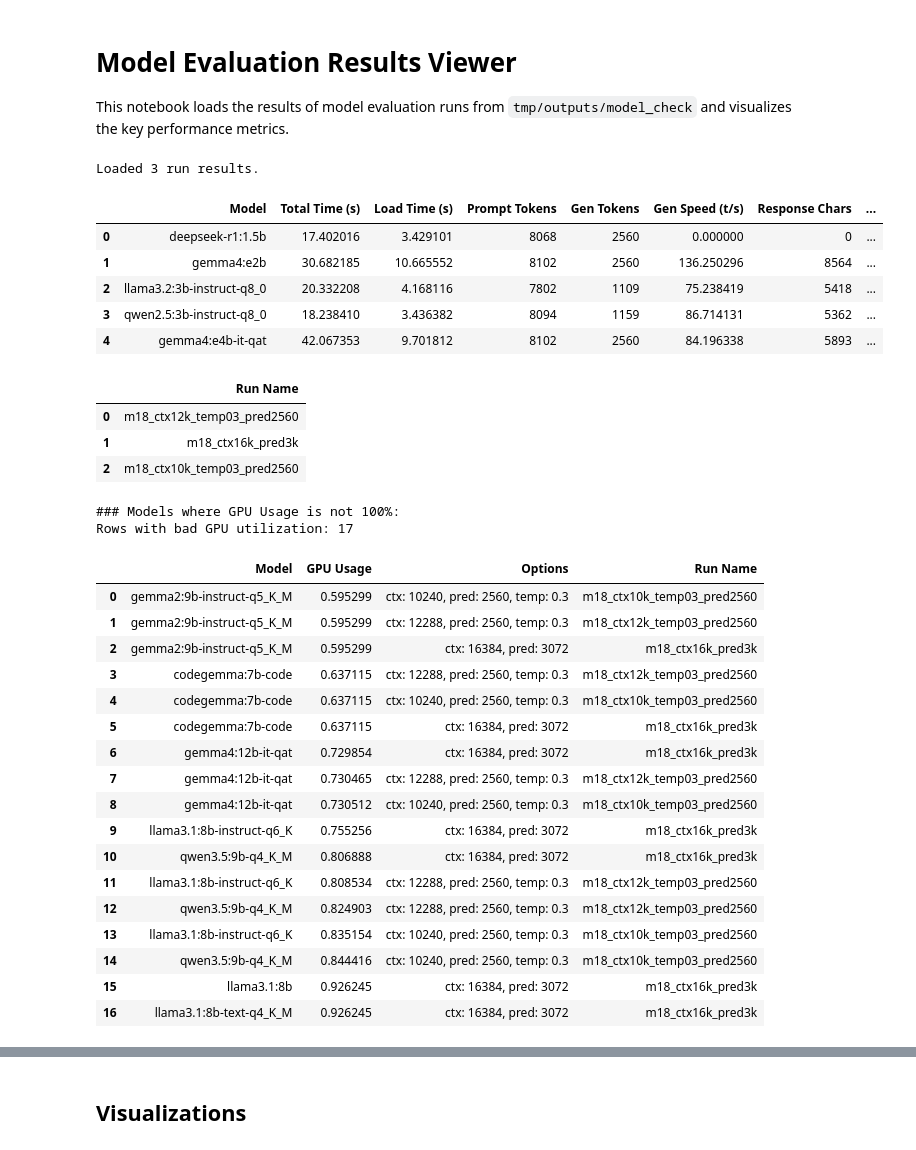
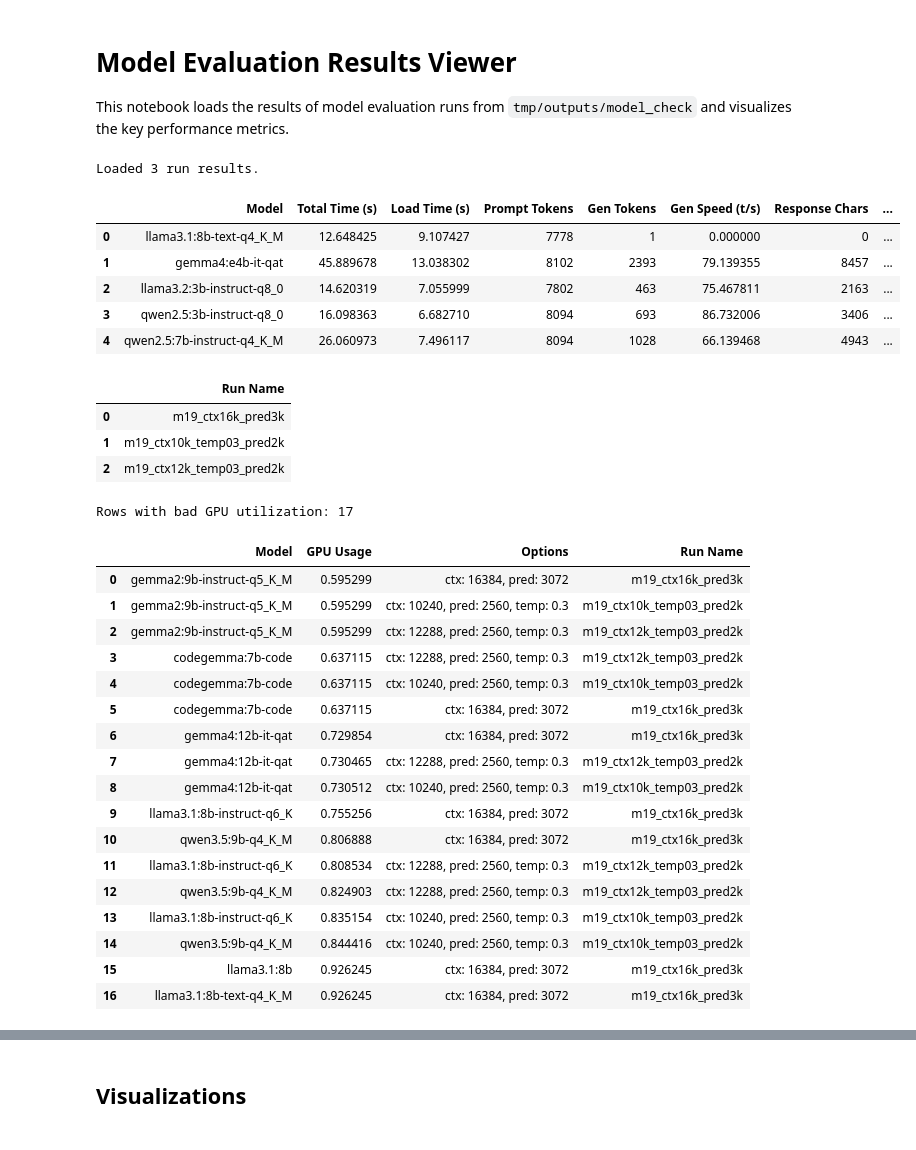
Before and after one commit to kirillstrelkov/job-hunt, a Jupyter notebook: tools/py/tailor_cv_eval/tools/model_check/view_results.ipynb, the cells around one changed output, grey strips where cells are left out. Cells and saved outputs as stored; diff of their text form; code cells hidden in the pictures.

```diff
--- a/tools/py/tailor_cv_eval/tools/model_check/view_results.ipynb
+++ b/tools/py/tailor_cv_eval/tools/model_check/view_results.ipynb
@@ -15,52 +15,52 @@ plt.rcParams["figure.figsize"] = (12, 6)
 # %%
 import sys
 from pathlib import Path  # noqa: F811
 
 # Resolve root directory path
 current_dir = Path.cwd()
 if current_dir.name == "model_check":
     root_dir = current_dir.parents[1]
 else:
     root_dir = current_dir
 
 if str(root_dir) not in sys.path:
     sys.path.append(str(root_dir))
 
 from tools.model_check.run_all_models import RESULTS_DIR  # noqa: E402
 
 csv_files = list(RESULTS_DIR.glob("model_comparison_*.csv"))
 
 dfs = []
 for csv_file in csv_files:
     # Extract run name from model_comparison_{run_name}.csv
     run_name = csv_file.stem.replace("model_comparison_", "")
     df_run = pd.read_csv(csv_file)
     df_run["Run Name"] = run_name
     dfs.append(df_run)
 
-if dfs:
-    df_all = pd.concat(dfs, ignore_index=True)
-    print(f"Loaded {len(dfs)} run results.")
-    display(df_all.head())
-else:
-    print(f"No CSV results found under {RESULTS_DIR}")
+df_all = pd.concat(dfs, ignore_index=True)
+
+# Define consistent color palette for models dynamically supporting any number of models
+unique_models = sorted(df_all["Model"].unique())
+
+print(f"Loaded {len(dfs)} run results.")
+display(df_all.head())
 # %% [output]
 Loaded 3 run results.
 |  | Model | Total Time (s) | Load Time (s) | Prompt Tokens | Gen Tokens | Gen Speed (t/s) | Response Chars | ... |
-| 0 | deepseek-r1:1.5b | 17.402016 | 3.429101 | 8068 | 2560 | 0.000000 | 0 | ... |
-| 1 | gemma4:e2b | 30.682185 | 10.665552 | 8102 | 2560 | 136.250296 | 8564 | ... |
-| 2 | llama3.2:3b-instruct-q8_0 | 20.332208 | 4.168116 | 7802 | 1109 | 75.238419 | 5418 | ... |
-| 3 | qwen2.5:3b-instruct-q8_0 | 18.238410 | 3.436382 | 8094 | 1159 | 86.714131 | 5362 | ... |
-| 4 | gemma4:e4b-it-qat | 42.067353 | 9.701812 | 8102 | 2560 | 84.196338 | 5893 | ... |
+| 0 | llama3.1:8b-text-q4_K_M | 12.648425 | 9.107427 | 7778 | 1 | 0.000000 | 0 | ... |
+| 1 | gemma4:e4b-it-qat | 45.889678 | 13.038302 | 8102 | 2393 | 79.139355 | 8457 | ... |
+| 2 | llama3.2:3b-instruct-q8_0 | 14.620319 | 7.055999 | 7802 | 463 | 75.467811 | 2163 | ... |
+| 3 | qwen2.5:3b-instruct-q8_0 | 16.098363 | 6.682710 | 8094 | 693 | 86.732006 | 3406 | ... |
+| 4 | qwen2.5:7b-instruct-q4_K_M | 26.060973 | 7.496117 | 8094 | 1028 | 66.139468 | 4943 | ... |
 # %%
 pd.DataFrame(df_all["Run Name"].unique(), columns=["Run Name"])
 # %% [output]
 |  | Run Name |
-| 0 | m18_ctx12k_temp03_pred2560 |
-| 1 | m18_ctx16k_pred3k |
-| 2 | m18_ctx10k_temp03_pred2560 |
+| 0 | m19_ctx16k_pred3k |
+| 1 | m19_ctx10k_temp03_pred2k |
+| 2 | m19_ctx12k_temp03_pred2k |
 # %%
-print("### Models where GPU Usage is not 100%:")
 non_100_gpu = df_all[df_all["GPU Usage"] != 1.0].sort_values(["GPU Usage"]).reset_index(drop=True)
 if not non_100_gpu.empty:
     print(f"Rows with bad GPU utilization: {non_100_gpu.shape[0]}")
@@ -68,26 +68,25 @@ if not non_100_gpu.empty:
 else:
     print("All models ran at 100% GPU Usage.")
 # %% [output]
-### Models where GPU Usage is not 100%:
 Rows with bad GPU utilization: 17
 |  | Model | GPU Usage | Options | Run Name |
-| 0 | gemma2:9b-instruct-q5_K_M | 0.595299 | ctx: 10240, pred: 2560, temp: 0.3 | m18_ctx10k_temp03_pred2560 |
-| 1 | gemma2:9b-instruct-q5_K_M | 0.595299 | ctx: 12288, pred: 2560, temp: 0.3 | m18_ctx12k_temp03_pred2560 |
-| 2 | gemma2:9b-instruct-q5_K_M | 0.595299 | ctx: 16384, pred: 3072 | m18_ctx16k_pred3k |
-| 3 | codegemma:7b-code | 0.637115 | ctx: 12288, pred: 2560, temp: 0.3 | m18_ctx12k_temp03_pred2560 |
-| 4 | codegemma:7b-code | 0.637115 | ctx: 10240, pred: 2560, temp: 0.3 | m18_ctx10k_temp03_pred2560 |
-| 5 | codegemma:7b-code | 0.637115 | ctx: 16384, pred: 3072 | m18_ctx16k_pred3k |
-| 6 | gemma4:12b-it-qat | 0.729854 | ctx: 16384, pred: 3072 | m18_ctx16k_pred3k |
-| 7 | gemma4:12b-it-qat | 0.730465 | ctx: 12288, pred: 2560, temp: 0.3 | m18_ctx12k_temp03_pred2560 |
-| 8 | gemma4:12b-it-qat | 0.730512 | ctx: 10240, pred: 2560, temp: 0.3 | m18_ctx10k_temp03_pred2560 |
-| 9 | llama3.1:8b-instruct-q6_K | 0.755256 | ctx: 16384, pred: 3072 | m18_ctx16k_pred3k |
-| 10 | qwen3.5:9b-q4_K_M | 0.806888 | ctx: 16384, pred: 3072 | m18_ctx16k_pred3k |
-| 11 | llama3.1:8b-instruct-q6_K | 0.808534 | ctx: 12288, pred: 2560, temp: 0.3 | m18_ctx12k_temp03_pred2560 |
-| 12 | qwen3.5:9b-q4_K_M | 0.824903 | ctx: 12288, pred: 2560, temp: 0.3 | m18_ctx12k_temp03_pred2560 |
-| 13 | llama3.1:8b-instruct-q6_K | 0.835154 | ctx: 10240, pred: 2560, temp: 0.3 | m18_ctx10k_temp03_pred2560 |
-| 14 | qwen3.5:9b-q4_K_M | 0.844416 | ctx: 10240, pred: 2560, temp: 0.3 | m18_ctx10k_temp03_pred2560 |
-| 15 | llama3.1:8b | 0.926245 | ctx: 16384, pred: 3072 | m18_ctx16k_pred3k |
-| 16 | llama3.1:8b-text-q4_K_M | 0.926245 | ctx: 16384, pred: 3072 | m18_ctx16k_pred3k |
+| 0 | gemma2:9b-instruct-q5_K_M | 0.595299 | ctx: 16384, pred: 3072 | m19_ctx16k_pred3k |
+| 1 | gemma2:9b-instruct-q5_K_M | 0.595299 | ctx: 10240, pred: 2560, temp: 0.3 | m19_ctx10k_temp03_pred2k |
+| 2 | gemma2:9b-instruct-q5_K_M | 0.595299 | ctx: 12288, pred: 2560, temp: 0.3 | m19_ctx12k_temp03_pred2k |
+| 3 | codegemma:7b-code | 0.637115 | ctx: 12288, pred: 2560, temp: 0.3 | m19_ctx12k_temp03_pred2k |
+| 4 | codegemma:7b-code | 0.637115 | ctx: 10240, pred: 2560, temp: 0.3 | m19_ctx10k_temp03_pred2k |
+| 5 | codegemma:7b-code | 0.637115 | ctx: 16384, pred: 3072 | m19_ctx16k_pred3k |
+| 6 | gemma4:12b-it-qat | 0.729854 | ctx: 16384, pred: 3072 | m19_ctx16k_pred3k |
+| 7 | gemma4:12b-it-qat | 0.730465 | ctx: 12288, pred: 2560, temp: 0.3 | m19_ctx12k_temp03_pred2k |
+| 8 | gemma4:12b-it-qat | 0.730512 | ctx: 10240, pred: 2560, temp: 0.3 | m19_ctx10k_temp03_pred2k |
+| 9 | llama3.1:8b-instruct-q6_K | 0.755256 | ctx: 16384, pred: 3072 | m19_ctx16k_pred3k |
+| 10 | qwen3.5:9b-q4_K_M | 0.806888 | ctx: 16384, pred: 3072 | m19_ctx16k_pred3k |
+| 11 | llama3.1:8b-instruct-q6_K | 0.808534 | ctx: 12288, pred: 2560, temp: 0.3 | m19_ctx12k_temp03_pred2k |
+| 12 | qwen3.5:9b-q4_K_M | 0.824903 | ctx: 12288, pred: 2560, temp: 0.3 | m19_ctx12k_temp03_pred2k |
+| 13 | llama3.1:8b-instruct-q6_K | 0.835154 | ctx: 10240, pred: 2560, temp: 0.3 | m19_ctx10k_temp03_pred2k |
+| 14 | qwen3.5:9b-q4_K_M | 0.844416 | ctx: 10240, pred: 2560, temp: 0.3 | m19_ctx10k_temp03_pred2k |
+| 15 | llama3.1:8b | 0.926245 | ctx: 16384, pred: 3072 | m19_ctx16k_pred3k |
+| 16 | llama3.1:8b-text-q4_K_M | 0.926245 | ctx: 16384, pred: 3072 | m19_ctx16k_pred3k |
 # %%
 display(non_100_gpu[["Model", "GPU Usage", "GPU Info", "Options", "Run Name"]])
 # %% [output]
```
Also changed, not shown: parts of 7 cells of this notebook, 4 other files.
